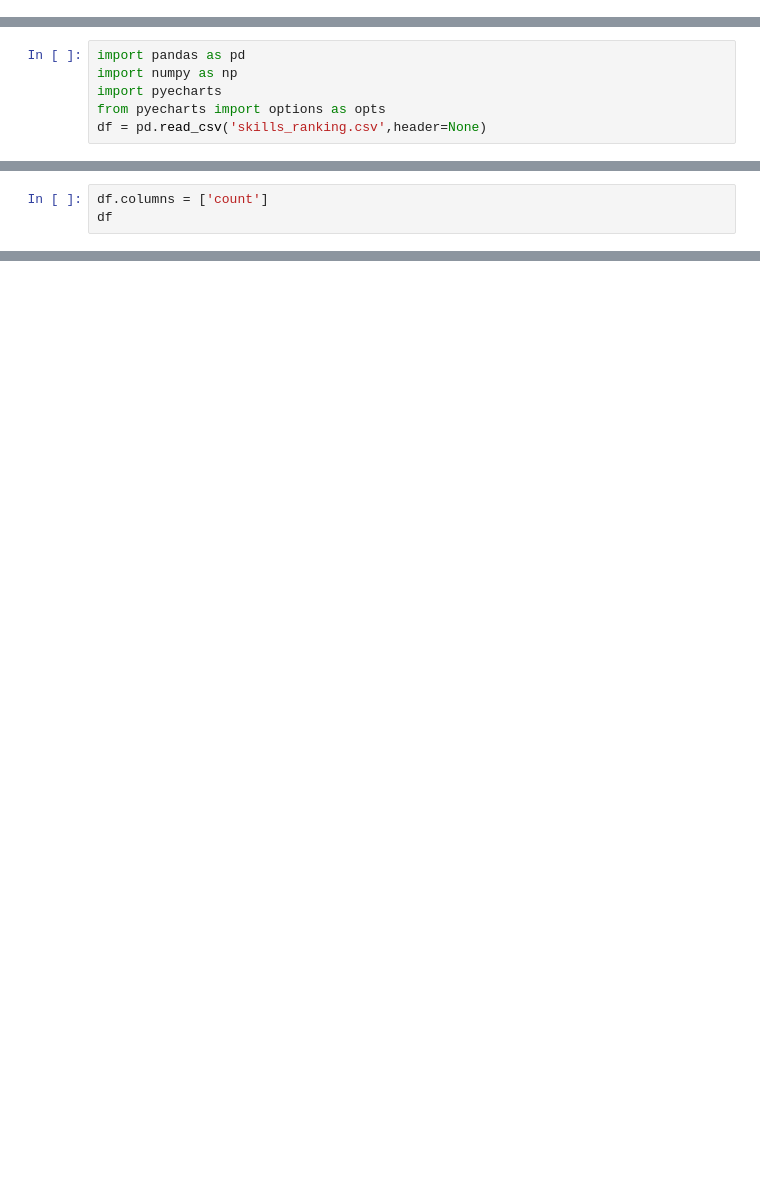
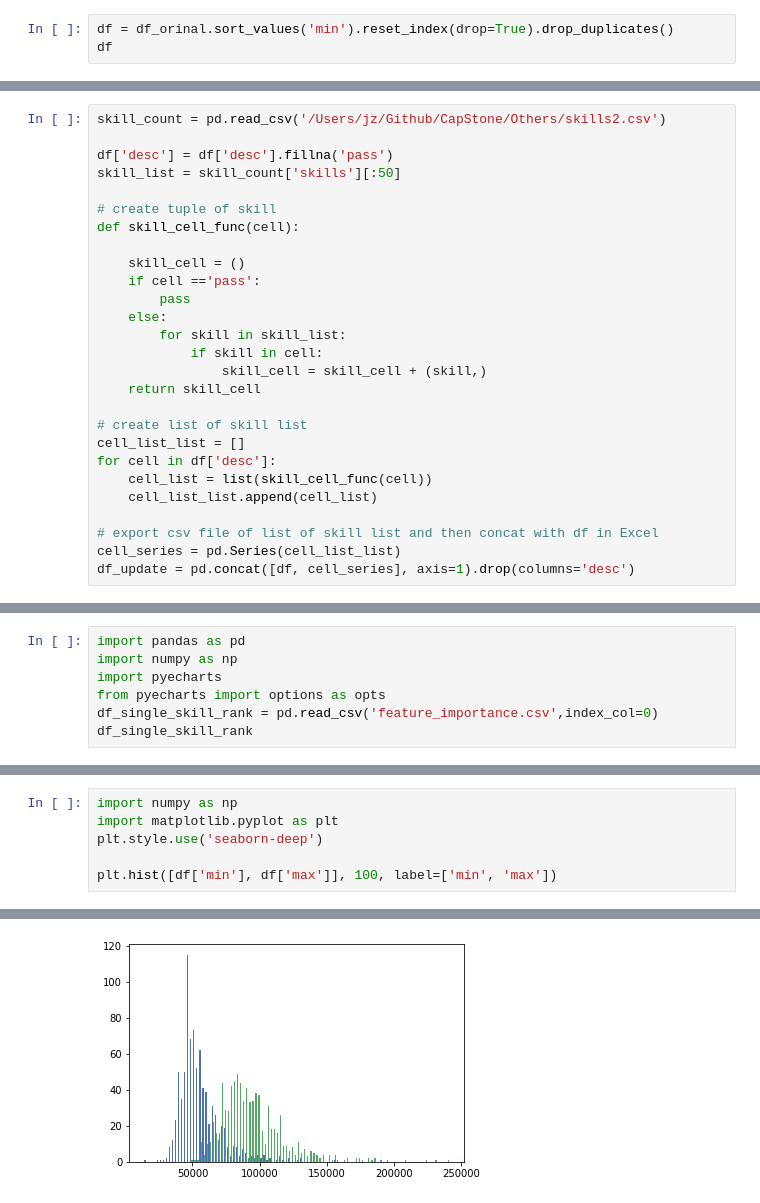
Before and after one commit to Johnnydaszhu/CapStone, a Jupyter notebook: Viz for Flask.ipynb, the cells around one changed output, grey strips where cells are left out. Drawn from its saved outputs; the diff is of its cells as text; blank space fills up the shorter version.

```diff
--- a/Viz for Flask.ipynb
+++ b/Viz for Flask.ipynb
@@ -0,0 +8,3 @@
+# %%
+df = df_orinal.sort_values('min').reset_index(drop=True).drop_duplicates()
+df
@@ -0,0 +25,27 @@
+# %%
+skill_count = pd.read_csv('/Users/jz/Github/CapStone/Others/skills2.csv')
+
+df['desc'] = df['desc'].fillna('pass')
+skill_list = skill_count['skills'][:50]
+
+# create tuple of skill
+def skill_cell_func(cell):
+
+    skill_cell = ()
+    if cell =='pass':
+        pass
+    else:
+        for skill in skill_list:
+            if skill in cell:
+                skill_cell = skill_cell + (skill,)
+    return skill_cell
+
+# create list of skill list
+cell_list_list = []
+for cell in df['desc']:
+    cell_list = list(skill_cell_func(cell))
+    cell_list_list.append(cell_list)
+
+# export csv file of list of skill list and then concat with df in Excel
+cell_series = pd.Series(cell_list_list)
+df_update = pd.concat([df, cell_series], axis=1).drop(columns='desc')
@@ -3,4 +554,5 @@ import pandas as pd
 import numpy as np
 import pyecharts
 from pyecharts import options as opts
-df = pd.read_csv('skills_ranking.csv',header=None)
+df_single_skill_rank = pd.read_csv('feature_importance.csv',index_col=0)
+df_single_skill_rank
@@ -7,3 +576,0 @@ df = pd.read_csv('skills_ranking.csv',header=None)
-# %%
-df.columns = ['count']
-df
@@ -23,0 +681,7 @@ df
+# %%
+import numpy as np
+import matplotlib.pyplot as plt
+plt.style.use('seaborn-deep')
+
+plt.hist([df['min'], df['max']], 100, label=['min', 'max'])
+# %% [output]
@@ -23,0 +705 @@ df
+[figure, added]
```
Also changed, not shown: parts of 51 cells of this notebook, 19 other files.
